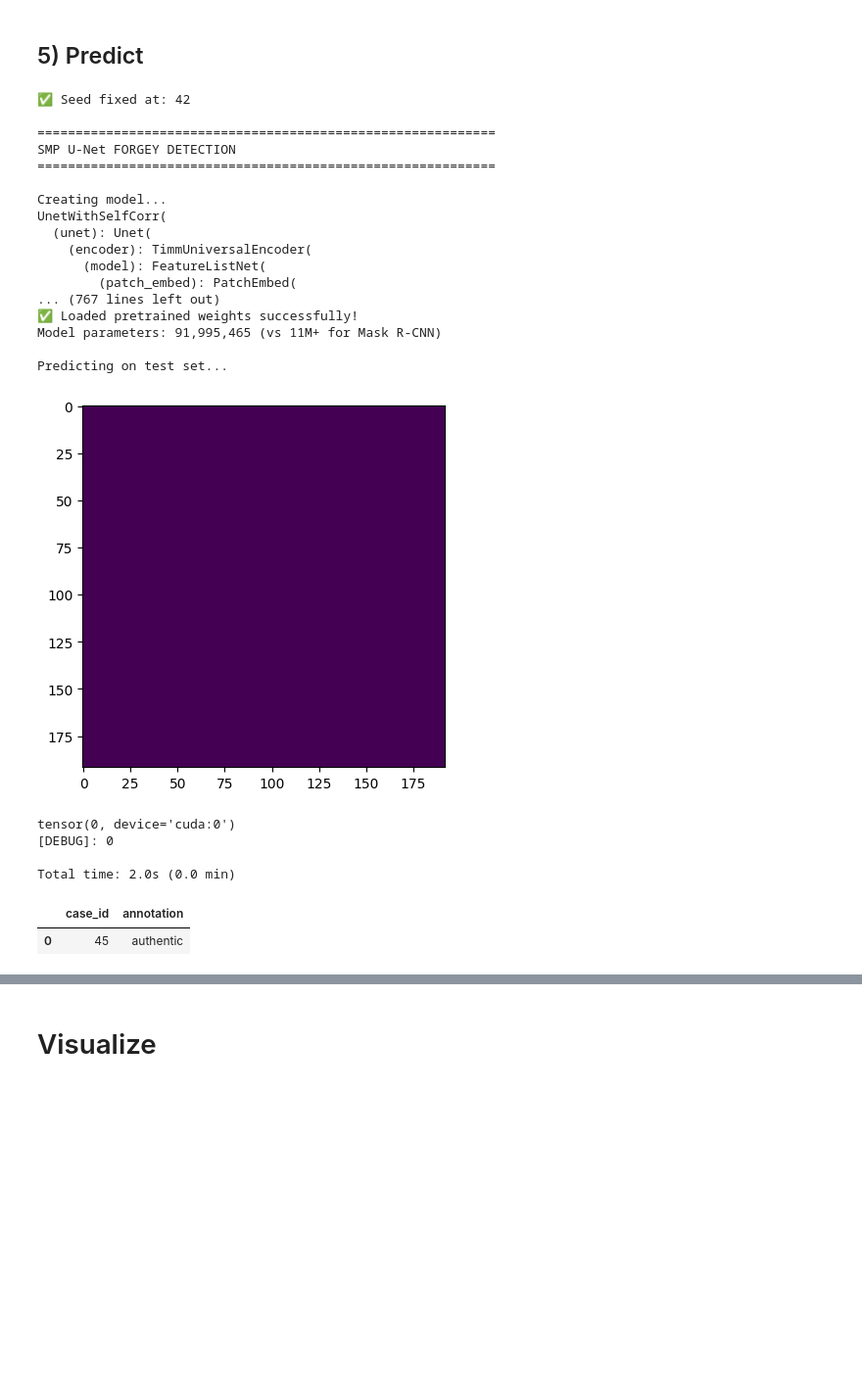
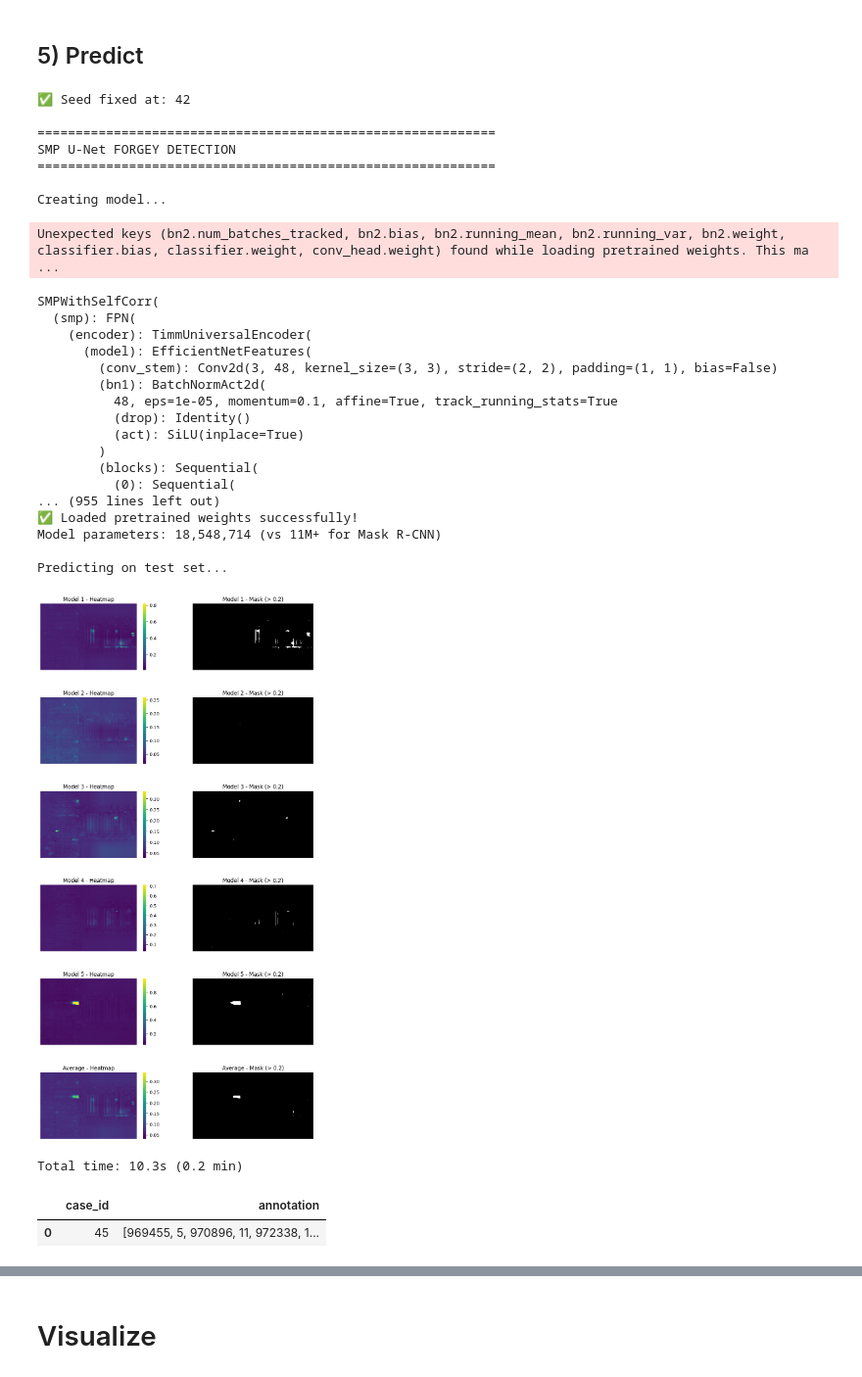
Before and after one commit to sdsdsdsdaf/Recod.ai, a Jupyter notebook: Recod_ai.ipynb, the cells around one changed output, grey strips where cells are left out. Shown at 98% size. Drawn from its saved outputs; the diff is of its cells as text; code cells hidden in the pictures; blank space fills up the shorter version.

Commit message:
Image

```diff
--- a/Recod_ai.ipynb
+++ b/Recod_ai.ipynb
@@ -1333,7 +165,7 @@ MODEL_PATH is exists:  True
 ## 3) Parameters
 # %%
 import platform
-from Utils.Model import DINOv2SegmentationModel, SwinTransformerSegmentationModel, UnetWithSelfCorr
+from Utils.Model import DINOv2SegmentationModel, SwinTransformerSegmentationModel, SMPWithSelfCorr
 
 
 def print_hyperparams():
@@ -1411,21 +243,22 @@ def print_hyperparams():
 
 
 #MODEL PARAMS
-MODEL_CLS = UnetWithSelfCorr
-base_model = smp.Unet(
-        encoder_name='tu-swinv2_base_window12_192',
-        encoder_weights='imagenet',
-        in_channels=3,
-        classes=1,
-        activation=None
-    )
+MODEL_CLS = SMPWithSelfCorr
 
 MODEL_CONFIG = {
-    'base_unet': base_model, "corr_level": 2,
-    'corr_pool': 1, 'corr_topk': 1, 'temperature': 1
+    "corr_level": 3,
+    'corr_pool': 1,
+    'corr_topk': 1,
+    'temperature': 1,
+    'encoder_name': 'tu-efficientnet_b4',
+    'encoder_weights': None,
+    'in_channels': 3,
+    'classes': 1,
+    'activation': None,
+    'base_smp_cls': smp.FPN
 }
 
-IMG_SIZE = 192
+IMG_SIZE = 512
 '''
 # Swin v2 Segmentation Model Config
 
@@ -1489,13 +322,11 @@ train_transform = A.Compose([
     A.Normalize(mean=(0.485, 0.456, 0.406), std=(0.229, 0.224, 0.225)),
     ToTensorV2()
 ])
+
 test_transform = A.Compose([
-    # 테스트 때는 중앙 크롭 혹은 그냥 리사이즈 -> 슬라이딩 윈도우 방식 고려
-    A.Resize(IMG_SIZE, IMG_SIZE),
     A.Normalize(mean=(0.485, 0.456, 0.406), std=(0.229, 0.224, 0.225)),
     ToTensorV2()
 ])
-
 
 
 # Output
@@ -1573,7 +404,7 @@ LOW_CONF_MAX_PROB = 0.06
 LOW_VIZ_THR = 0.04
 LOW_CONF_MIN_PIXEL = 128
 MIN_AREA_RATIO = 0.002
-THRESHOLD = 0.3
+THRESHOLD = 0.2
 TRAIN_SAMPLE_NUM = None
 TEST_SAMPLE_NUM = None
 
@@ -1820,7 +651,7 @@ if __name__ == "__main__":
     print("\nCreating model...")
     model = MODEL_CLS(**MODEL_CONFIG)
 
-    if isinstance(model, UnetWithSelfCorr):
+    if isinstance(model, SMPWithSelfCorr):
         model(torch.randn(1, 3, IMG_SIZE, IMG_SIZE)) # 더미 포워드 (Self-Corr 레이어 생성 위해)
 
     print(model)
@@ -1860,47 +691,52 @@ if __name__ == "__main__":
         device=DEVICE,
         img_size=IMG_SIZE,
         interpolation=INTERPOLATION,
         threshold=THRESHOLD,
         min_area_ratio=MIN_AREA_RATIO,
         low_conf_max_prob=LOW_CONF_MAX_PROB,
         low_conf_min_pixel=LOW_CONF_MIN_PIXEL,
         scaler=None,
         train_transform=train_transform,
         test_transform=test_transform
     )
 
     #Create submission
     sample = pd.read_csv(os.path.join(COMP_DIR, "sample_submission.csv"))
     sample.drop(columns=['annotation'], inplace=True)
     submission = pd.DataFrame(predictions)
     submission = pd.merge(sample, submission, how="left", on='case_id')
     submission.to_csv(os.path.join(OUT_DIR, "submission.csv"), index=False)
 
     elapsed = time.time() - start
     print(f"\nTotal time: {elapsed:.1f}s ({elapsed/60:.1f} min)")
     display(submission)
 # %% [output]
 ✅ Seed fixed at: 42
 
 ============================================================
 SMP U-Net FORGEY DETECTION
 ============================================================
 
 Creating model...
-UnetWithSelfCorr(
-  (unet): Unet(
-    (encoder): TimmUniversalEncoder(
-      (model): FeatureListNet(
-        (patch_embed): PatchEmbed(
-... (767 lines left out)
-✅ Loaded pretrained weights successfully!
-Model parameters: 91,995,465 (vs 11M+ for Mask R-CNN)
-
-Predicting on test set...
+Unexpected keys (bn2.num_batches_tracked, bn2.bias, bn2.running_mean, bn2.running_var, bn2.weight, classifier.bias, classifier.weight, conv_head.weight) found while loading pretrained weights. This ma ...
+SMPWithSelfCorr(
+  (smp): FPN(
+    (encoder): TimmUniversalEncoder(
+      (model): EfficientNetFeatures(
+        (conv_stem): Conv2d(3, 48, kernel_size=(3, 3), stride=(2, 2), padding=(1, 1), bias=False)
+        (bn1): BatchNormAct2d(
+          48, eps=1e-05, momentum=0.1, affine=True, track_running_stats=True
+          (drop): Identity()
+          (act): SiLU(inplace=True)
+        )
+        (blocks): Sequential(
+          (0): Sequential(
+... (955 lines left out)
+✅ Loaded pretrained weights successfully!
+Model parameters: 18,548,714 (vs 11M+ for Mask R-CNN)
+
+Predicting on test set...
-[figure, old version]
+[figure, new version]
-tensor(0, device='cuda:0')
-[DEBUG]: 0
-
-Total time: 2.0s (0.0 min)
+Total time: 10.3s (0.2 min)
 |  | case_id | annotation |
-| 0 | 45 | authentic |
+| 0 | 45 | [969455, 5, 970896, 11, 972338, 1... |
```
Also changed, not shown: parts of 8 cells of this notebook, 6 other files.
